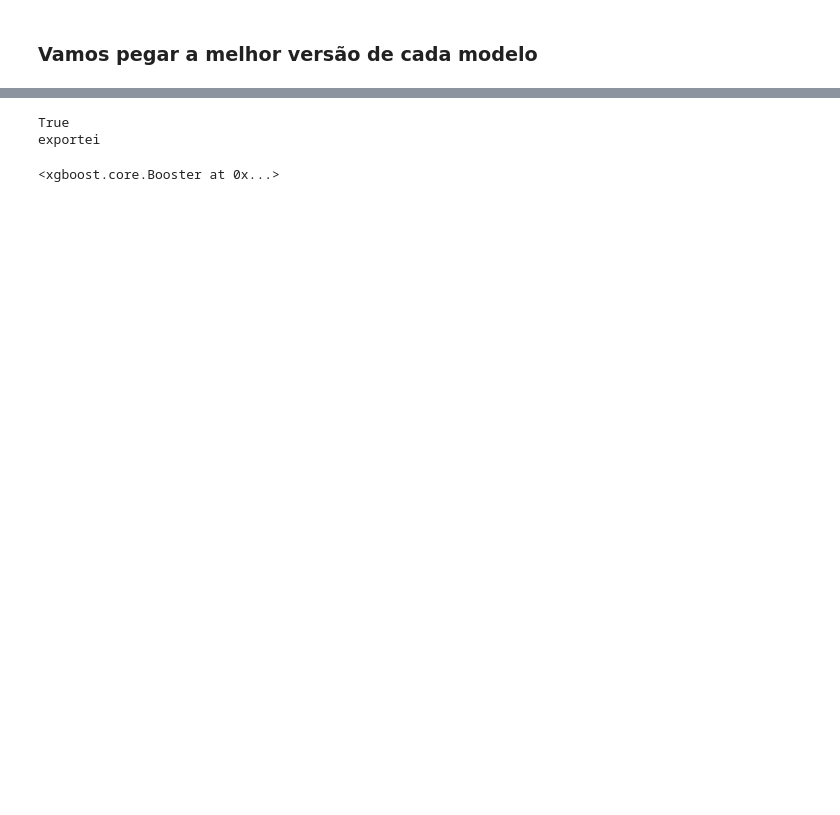
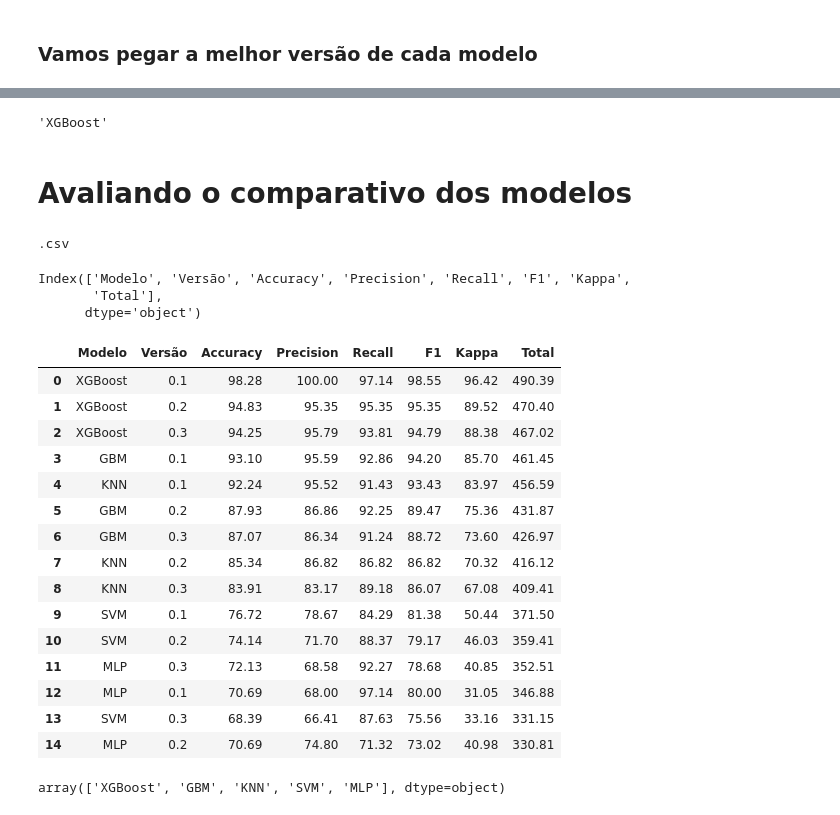
Before and after one commit to mauriciobenjamin700/IC_V2, a Jupyter notebook: train.ipynb, the cells around one changed output, grey strips where cells are left out. Cells and saved outputs as stored; diff of their text form; code cells hidden in the pictures; blank space fills up the shorter version.

```diff
--- a/train.ipynb
+++ b/train.ipynb
@@ -154,10 +128,47 @@ for arg in args:
 # %%
-best = List2Best(bests_list,join("docs","classification",f"not rf.csv"))
+
+
+best = List2Best(bests_list,output,f"not rf.csv",True)
 best
 # %% [output]
-True
-exportei
+'XGBoost'
-<xgboost.core.Booster at 0x...>
 # %%
 # caso gostemos do resultado e desejemos salvar o modelo
 Save_model(model,join(MODEL,'rf'))
+# %% [markdown]
+# Avaliando o comparativo dos modelos
+# %%
+# caso não tenhamos nosso DataFrame carregado, podemos carregalo apartir de um arquivo
+result_models = File2df(join(output,"not rf.csv"))
+
+#result_models.drop("Unnamed: 0",axis=1,inplace=True)
+result_models.columns
+# %% [output]
+.csv
+Index(['Modelo', 'Versão', 'Accuracy', 'Precision', 'Recall', 'F1', 'Kappa',
+       'Total'],
+      dtype='object')
+# %%
+result_models
+# %% [output]
+|  | Modelo | Versão | Accuracy | Precision | Recall | F1 | Kappa | Total |
+| 0 | XGBoost | 0.1 | 98.28 | 100.00 | 97.14 | 98.55 | 96.42 | 490.39 |
+| 1 | XGBoost | 0.2 | 94.83 | 95.35 | 95.35 | 95.35 | 89.52 | 470.40 |
+| 2 | XGBoost | 0.3 | 94.25 | 95.79 | 93.81 | 94.79 | 88.38 | 467.02 |
+| 3 | GBM | 0.1 | 93.10 | 95.59 | 92.86 | 94.20 | 85.70 | 461.45 |
+| 4 | KNN | 0.1 | 92.24 | 95.52 | 91.43 | 93.43 | 83.97 | 456.59 |
+| 5 | GBM | 0.2 | 87.93 | 86.86 | 92.25 | 89.47 | 75.36 | 431.87 |
+| 6 | GBM | 0.3 | 87.07 | 86.34 | 91.24 | 88.72 | 73.60 | 426.97 |
+| 7 | KNN | 0.2 | 85.34 | 86.82 | 86.82 | 86.82 | 70.32 | 416.12 |
+| 8 | KNN | 0.3 | 83.91 | 83.17 | 89.18 | 86.07 | 67.08 | 409.41 |
+| 9 | SVM | 0.1 | 76.72 | 78.67 | 84.29 | 81.38 | 50.44 | 371.50 |
+| 10 | SVM | 0.2 | 74.14 | 71.70 | 88.37 | 79.17 | 46.03 | 359.41 |
+| 11 | MLP | 0.3 | 72.13 | 68.58 | 92.27 | 78.68 | 40.85 | 352.51 |
+| 12 | MLP | 0.1 | 70.69 | 68.00 | 97.14 | 80.00 | 31.05 | 346.88 |
+| 13 | SVM | 0.3 | 68.39 | 66.41 | 87.63 | 75.56 | 33.16 | 331.15 |
+| 14 | MLP | 0.2 | 70.69 | 74.80 | 71.32 | 73.02 | 40.98 | 330.81 |
+# %%
+rotulos = result_models.Modelo.unique()
+rotulos
+# %% [output]
+array(['XGBoost', 'GBM', 'KNN', 'SVM', 'MLP'], dtype=object)
```
Also changed, not shown: parts of 23 cells of this notebook, 3 other files.
